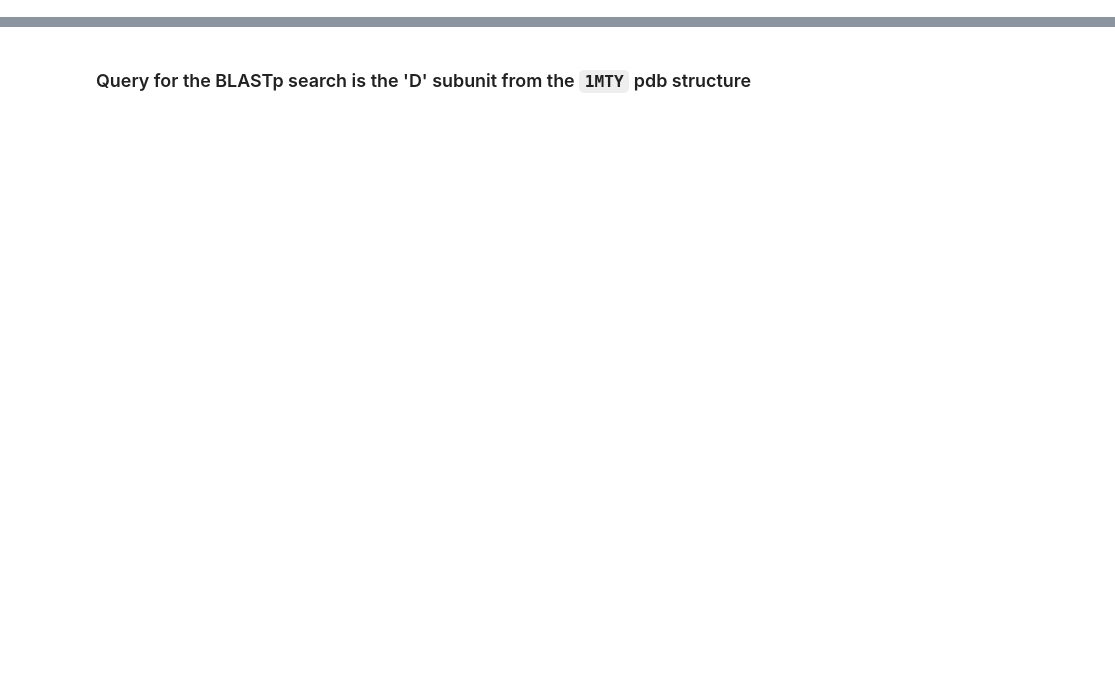
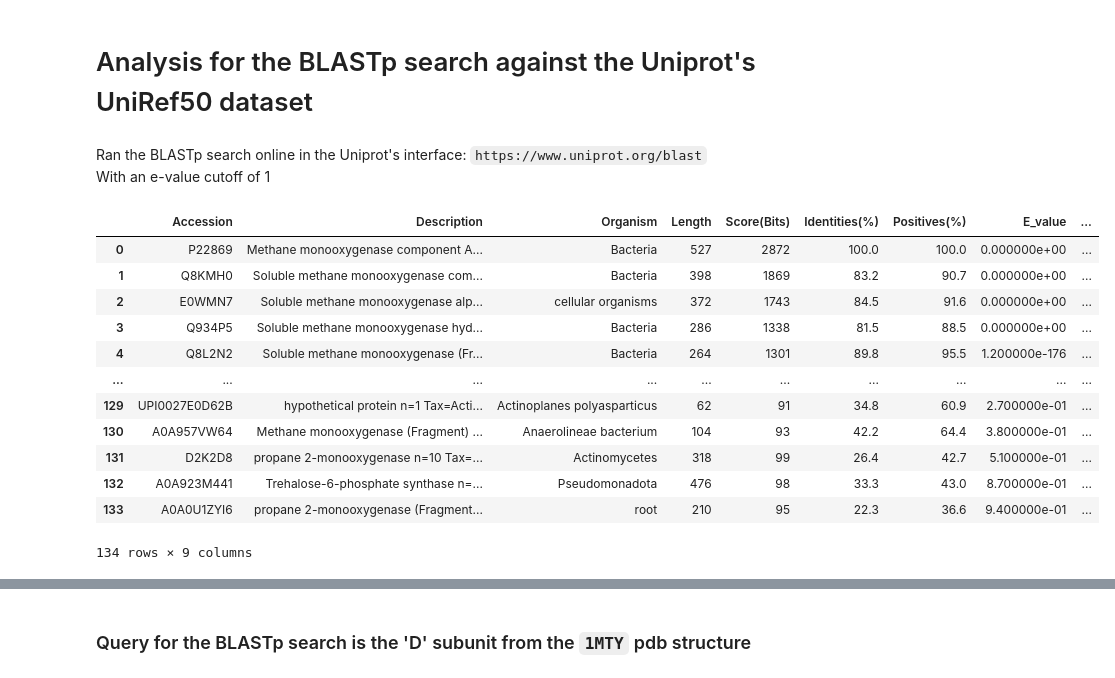
Before and after one commit to kaustubh-amritkar/MMO, a Jupyter notebook: analysis/sequence_collection.ipynb, the cells around one changed output, grey strips where cells are left out. Cells and saved outputs as stored; diff of their text form; code cells hidden in the pictures; blank space fills up the shorter version.

```diff
--- a/analysis/sequence_collection.ipynb
+++ b/analysis/sequence_collection.ipynb
@@ -7,3 +7,32 @@ from Bio import pairwise2
 from Bio.Seq import Seq
 from Bio.SeqRecord import SeqRecord
 from Bio import SeqIO
+# %% [markdown]
+# Analysis for the BLASTp search against the Uniprot's UniRef50 dataset
+# %% [markdown]
+Ran the BLASTp search online in the Uniprot's interface: `https://www.uniprot.org/blast` \
+With an e-value cutoff of 1
+# %%
+blastp_uniref50_hits = pd.read_csv("/mnt/researchdrive/Kaustubh/MMO/data/blast_search/blastp_uniref50/1MTY_MMO_uniref50_eval_1.tsv", sep="\t")
+blastp_uniref50_hits.drop(columns=["Hit", "DB"], inplace=True)
+blastp_uniref50_hits.rename(columns={"E()":"E_value"}, inplace=True)
+
+## Remove hits with E-value >= 1
+blastp_uniref50_hits = blastp_uniref50_hits[blastp_uniref50_hits["E_value"] < 1]
+blastp_uniref50_hits["Accession"] = blastp_uniref50_hits["Accession"].str.split("_").str[1]
+blastp_uniref50_hits['log10_neg_evalue'] = blastp_uniref50_hits['E_value'].apply(lambda x: -np.log10(x) if x > 0 else 200)
+blastp_uniref50_hits
+# %% [output]
+|  | Accession | Description | Organism | Length | Score(Bits) | Identities(%) | Positives(%) | E_value | ... |
+| 0 | P22869 | Methane monooxygenase component A... | Bacteria | 527 | 2872 | 100.0 | 100.0 | 0.000000e+00 | ... |
+| 1 | Q8KMH0 | Soluble methane monooxygenase com... | Bacteria | 398 | 1869 | 83.2 | 90.7 | 0.000000e+00 | ... |
+| 2 | E0WMN7 | Soluble methane monooxygenase alp... | cellular organisms | 372 | 1743 | 84.5 | 91.6 | 0.000000e+00 | ... |
+| 3 | Q934P5 | Soluble methane monooxygenase hyd... | Bacteria | 286 | 1338 | 81.5 | 88.5 | 0.000000e+00 | ... |
+| 4 | Q8L2N2 | Soluble methane monooxygenase (Fr... | Bacteria | 264 | 1301 | 89.8 | 95.5 | 1.200000e-176 | ... |
+| ... | ... | ... | ... | ... | ... | ... | ... | ... | ... |
+| 129 | UPI0027E0D62B | hypothetical protein n=1 Tax=Acti... | Actinoplanes polyasparticus | 62 | 91 | 34.8 | 60.9 | 2.700000e-01 | ... |
+| 130 | A0A957VW64 | Methane monooxygenase (Fragment) ... | Anaerolineae bacterium | 104 | 93 | 42.2 | 64.4 | 3.800000e-01 | ... |
+| 131 | D2K2D8 | propane 2-monooxygenase n=10 Tax=... | Actinomycetes | 318 | 99 | 26.4 | 42.7 | 5.100000e-01 | ... |
+| 132 | A0A923M441 | Trehalose-6-phosphate synthase n=... | Pseudomonadota | 476 | 98 | 33.3 | 43.0 | 8.700000e-01 | ... |
+| 133 | A0A0U1ZYI6 | propane 2-monooxygenase (Fragment... | root | 210 | 95 | 22.3 | 36.6 | 9.400000e-01 | ... |
+134 rows × 9 columns
```
Also changed, not shown: parts of 21 cells of this notebook.
